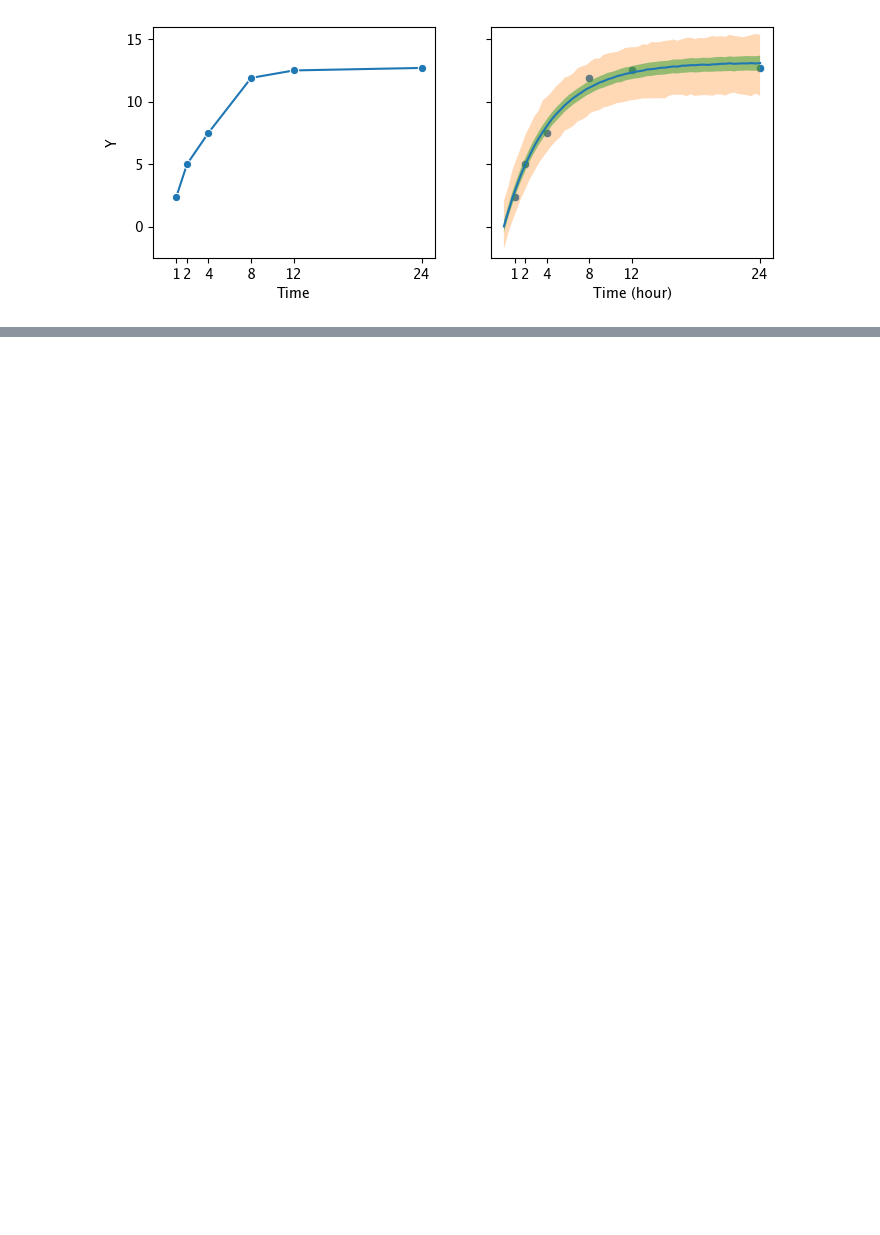
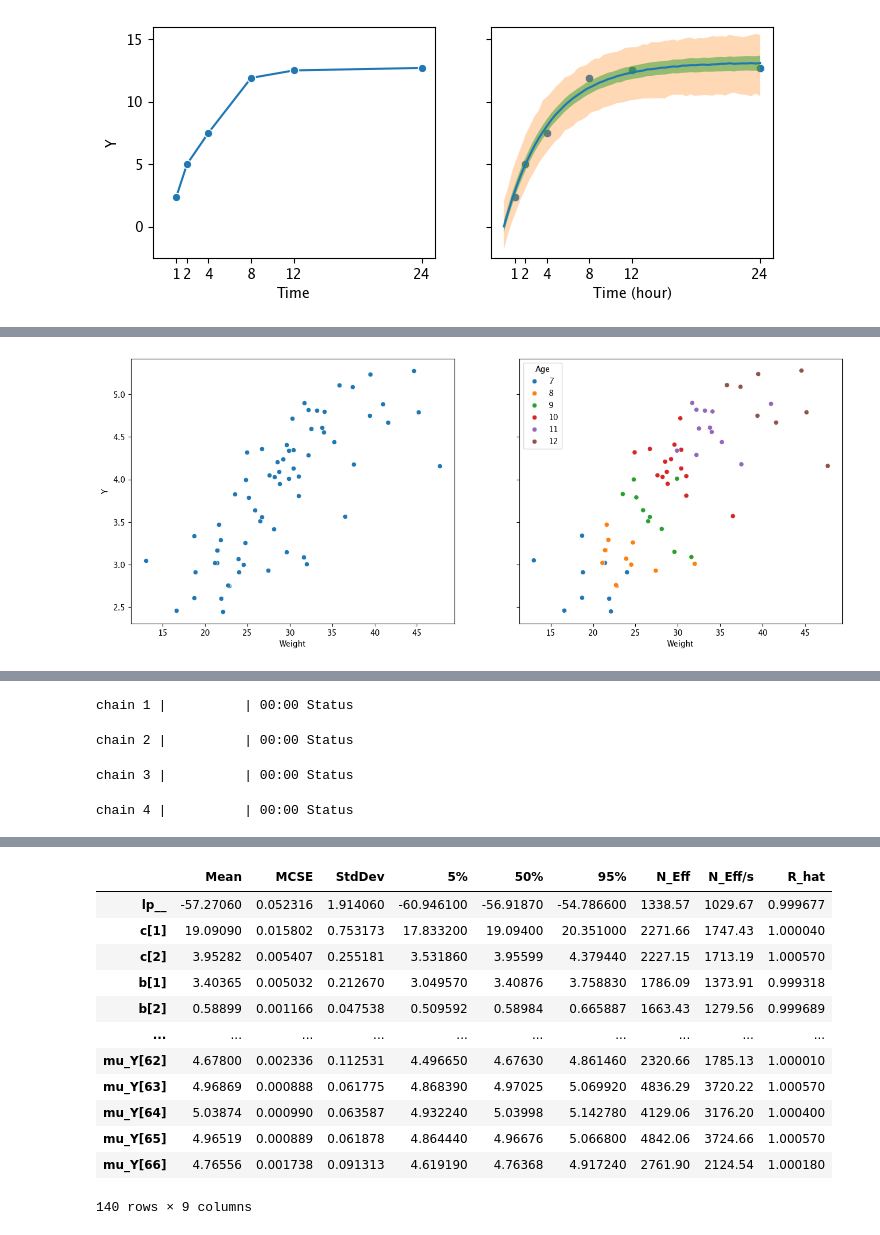
Before and after one commit to sato1214syun/RStanBook-Python, a Jupyter notebook: src/python_bayes/chap07.ipynb, the cells around one changed output, grey strips where cells are left out. Drawn from its saved outputs; the diff is of its cells as text; code cells hidden in the pictures; blank space fills up the shorter version.

Commit message:
chap07完了

```diff
--- a/src/python_bayes/chap07.ipynb
+++ b/src/python_bayes/chap07.ipynb
@@ -450,0 +543,22 @@ plt.show()
+# %%
+import polars as pl
+import matplotlib.pyplot as plt
+from cmdstanpy import CmdStanModel
+import seaborn as sns
+
+d = pl.read_csv("chap07/input/data-50m.txt")
+d = d.with_columns(pl.col("Age").cast(str).cast(pl.Categorical))
+_, (ax1, ax2) = plt.subplots(1, 2, figsize=(16, 6), sharex=True, sharey=True)
+sns.scatterplot(d, x="Weight", y="Y", ax=ax1)
+sns.scatterplot(d, x="Weight", y="Y", hue="Age", ax=ax2)
+plt.show()
+
+d = d.with_columns(pl.col("Age").cast(int))
+data = {col: d[col].to_list() for col in d.columns}
+data["N"] = d.shape[0]
+sm = CmdStanModel(stan_file="chap07/model/model7-5.stan")
+fit = sm.sample(data=data, seed=1234)
+
+fit.summary()
+# %% [output]
+[figure, added]
@@ -450,0 +566,4 @@ plt.show()
+chain 1 |          | 00:00 Status
+chain 2 |          | 00:00 Status
+chain 3 |          | 00:00 Status
+chain 4 |          | 00:00 Status
@@ -450,0 +571,13 @@ plt.show()
+|  | Mean | MCSE | StdDev | 5% | 50% | 95% | N_Eff | N_Eff/s | R_hat |
+| lp__ | -57.27060 | 0.052316 | 1.914060 | -60.946100 | -56.91870 | -54.786600 | 1338.57 | 1029.67 | 0.999677 |
+| c[1] | 19.09090 | 0.015802 | 0.753173 | 17.833200 | 19.09400 | 20.351000 | 2271.66 | 1747.43 | 1.000040 |
+| c[2] | 3.95282 | 0.005407 | 0.255181 | 3.531860 | 3.95599 | 4.379440 | 2227.15 | 1713.19 | 1.000570 |
+| b[1] | 3.40365 | 0.005032 | 0.212670 | 3.049570 | 3.40876 | 3.758830 | 1786.09 | 1373.91 | 0.999318 |
+| b[2] | 0.58899 | 0.001166 | 0.047538 | 0.509592 | 0.58984 | 0.665887 | 1663.43 | 1279.56 | 0.999689 |
+| ... | ... | ... | ... | ... | ... | ... | ... | ... | ... |
+| mu_Y[62] | 4.67800 | 0.002336 | 0.112531 | 4.496650 | 4.67630 | 4.861460 | 2320.66 | 1785.13 | 1.000010 |
+| mu_Y[63] | 4.96869 | 0.000888 | 0.061775 | 4.868390 | 4.97025 | 5.069920 | 4836.29 | 3720.22 | 1.000570 |
+| mu_Y[64] | 5.03874 | 0.000990 | 0.063587 | 4.932240 | 5.03998 | 5.142780 | 4129.06 | 3176.20 | 1.000400 |
+| mu_Y[65] | 4.96519 | 0.000889 | 0.061878 | 4.864440 | 4.96676 | 5.066800 | 4842.06 | 3724.66 | 1.000570 |
+| mu_Y[66] | 4.76556 | 0.001738 | 0.091313 | 4.619190 | 4.76368 | 4.917240 | 2761.90 | 2124.54 | 1.000180 |
+140 rows × 9 columns
```
Also changed, not shown: parts of 16 cells of this notebook, 18 other files.
